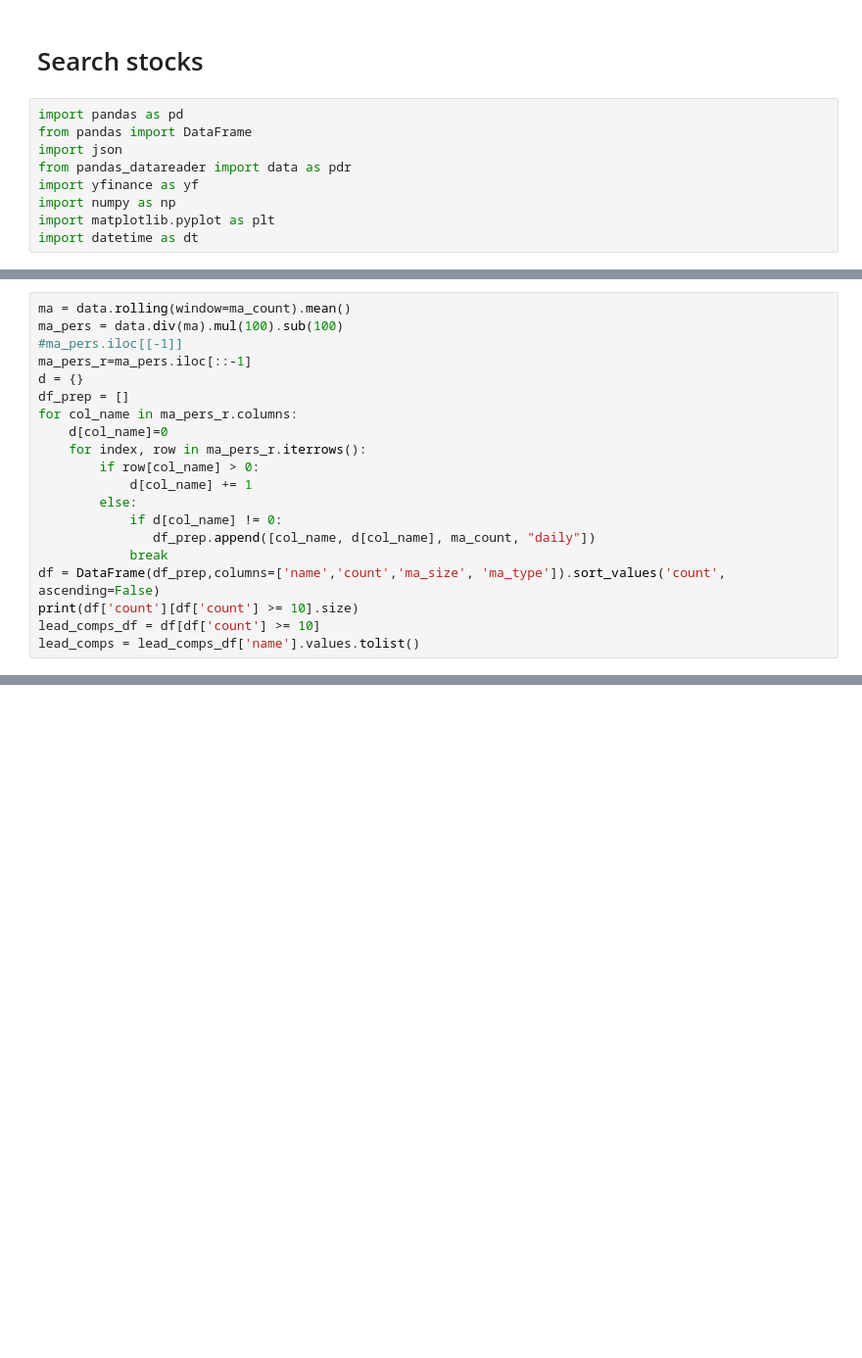
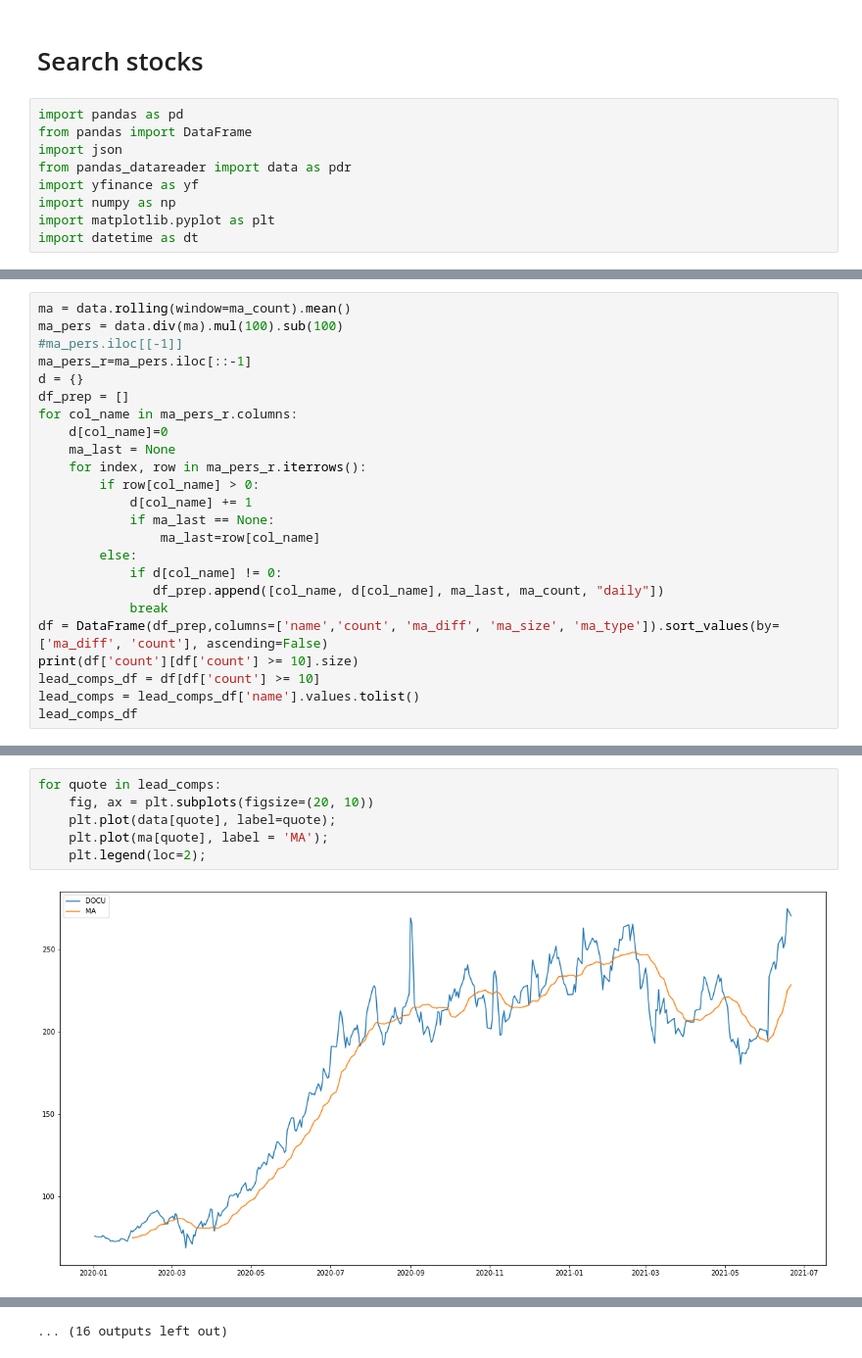
Before and after one commit to 4art/quant, a Jupyter notebook: ndx_ma.ipynb, the cells around one changed output, grey strips where cells are left out. Shown at 98% size. Saved outputs shown, nothing was run; the diff lists cells and outputs as text; blank space fills up the shorter version.

```diff
--- a/ndx_ma.ipynb
+++ b/ndx_ma.ipynb
@@ -136,16 +136,20 @@ d = {}
 df_prep = []
 for col_name in ma_pers_r.columns:
     d[col_name]=0
+    ma_last = None
     for index, row in ma_pers_r.iterrows():
         if row[col_name] > 0:
             d[col_name] += 1
+            if ma_last == None:
+                ma_last=row[col_name]
         else:
             if d[col_name] != 0:
-               df_prep.append([col_name, d[col_name], ma_count, "daily"])
+               df_prep.append([col_name, d[col_name], ma_last, ma_count, "daily"])
             break
-df = DataFrame(df_prep,columns=['name','count','ma_size', 'ma_type']).sort_values('count', ascending=False)
+df = DataFrame(df_prep,columns=['name','count', 'ma_diff', 'ma_size', 'ma_type']).sort_values(by=['ma_diff', 'count'], ascending=False)
 print(df['count'][df['count'] >= 10].size)
 lead_comps_df = df[df['count'] >= 10]
 lead_comps = lead_comps_df['name'].values.tolist()
+lead_comps_df
 # %% [output]
 28
@@ -151,0 +173,8 @@ lead_comps = lead_comps_df['name'].values.tolist()
+# %%
+for quote in lead_comps:
+    fig, ax = plt.subplots(figsize=(20, 10))
+    plt.plot(data[quote], label=quote);
+    plt.plot(ma[quote], label = 'MA');
+    plt.legend(loc=2);
+# %% [output]
+[figure, added]
@@ -151,0 +192 @@ lead_comps = lead_comps_df['name'].values.tolist()
+... (16 outputs left out)
```
Also changed, not shown: parts of 3 cells of this notebook.
